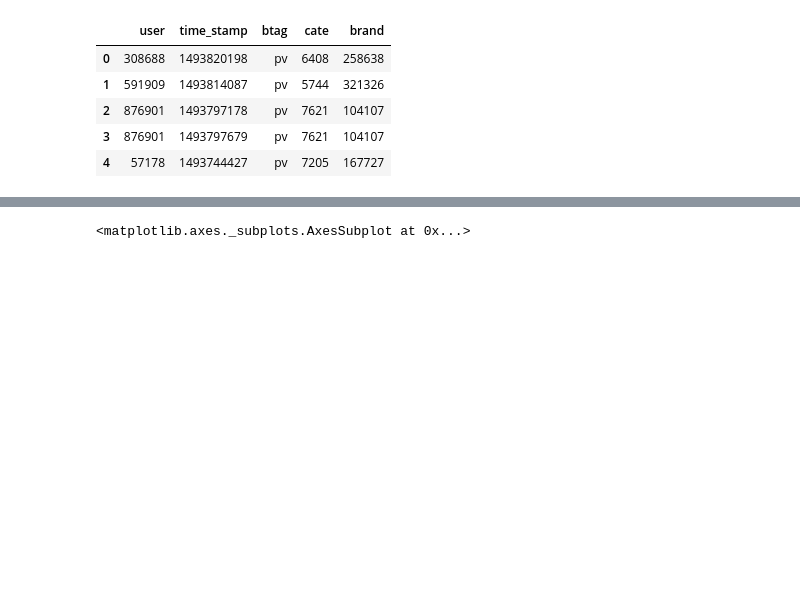
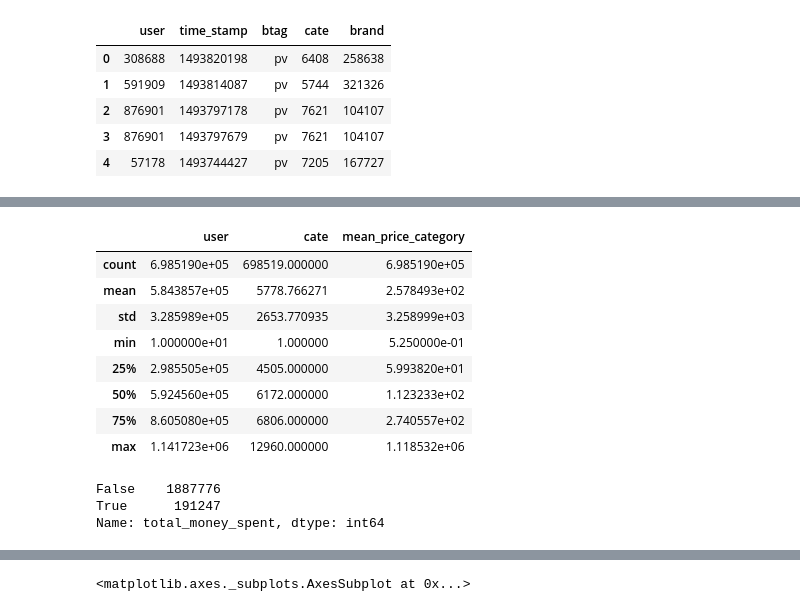
Before and after one commit to Sitorias/AdPrediction, a Jupyter notebook: Task 3 - Ad Prediction - Leo.ipynb, the cells around one changed output, grey strips where cells are left out. Cells and saved outputs as stored; diff of their text form; code cells hidden in the pictures; blank space fills up the shorter version.

```diff
--- a/Task 3 - Ad Prediction - Leo.ipynb
+++ b/Task 3 - Ad Prediction - Leo.ipynb
@@ -370,0 +504,4 @@ behavior_log.head()
+# %%
+buys = buys[["user","cate"]]
+# %%
+a = ad_feature[["cate_id","mean_price_category"]]
@@ -370,0 +517,9 @@ behavior_log.head()
+# %%
+def getPrice(add,cate):
+    if len(add)>0:
+        return add.iloc[0].mean_price_category
+    else:
+        return 0
+# %%
+%%time
+buys["mean_price_category"] = buys.apply(lambda x:  getPrice(a[a.cate_id==x.cate],x.cate),axis=1)
@@ -370,0 +528,12 @@ behavior_log.head()
+# %%
+buys.describe()
+# %% [output]
+|  | user | cate | mean_price_category |
+| count | 6.985190e+05 | 698519.000000 | 6.985190e+05 |
+| mean | 5.843857e+05 | 5778.766271 | 2.578493e+02 |
+| std | 3.285989e+05 | 2653.770935 | 3.258999e+03 |
+| min | 1.000000e+01 | 1.000000 | 5.250000e-01 |
+| 25% | 2.985505e+05 | 4505.000000 | 5.993820e+01 |
+| 50% | 5.924560e+05 | 6172.000000 | 1.123233e+02 |
+| 75% | 8.605080e+05 | 6806.000000 | 2.740557e+02 |
+| max | 1.141723e+06 | 12960.000000 | 1.118532e+06 |
@@ -375 +544,7 @@ total_money_spent = total_money_spent.to_frame().reset_index().rename(index=str,
 train = pd.merge(train,total_money_spent,how="left",left_on=["user"], right_on=["user"])
+# %%
+np.isnan(train.total_money_spent).value_counts()
+# %% [output]
+False    1887776
+True      191247
+Name: total_money_spent, dtype: int64
```
Also changed, not shown: parts of 107 cells of this notebook.
